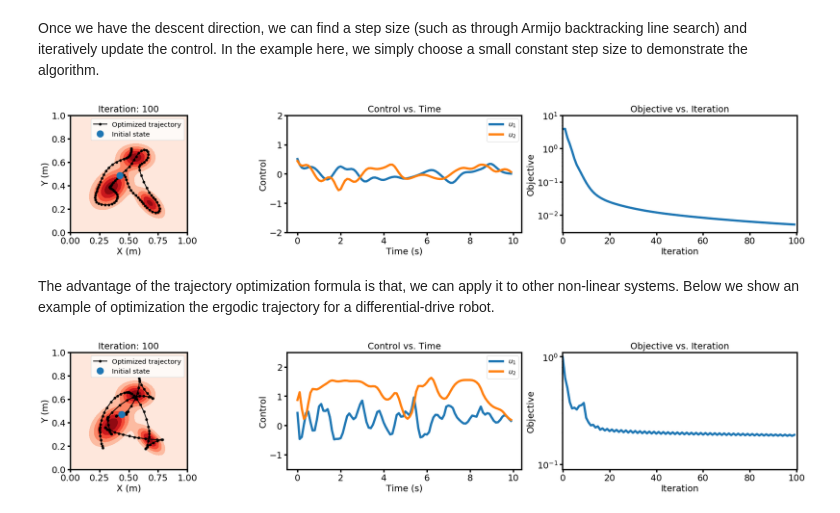
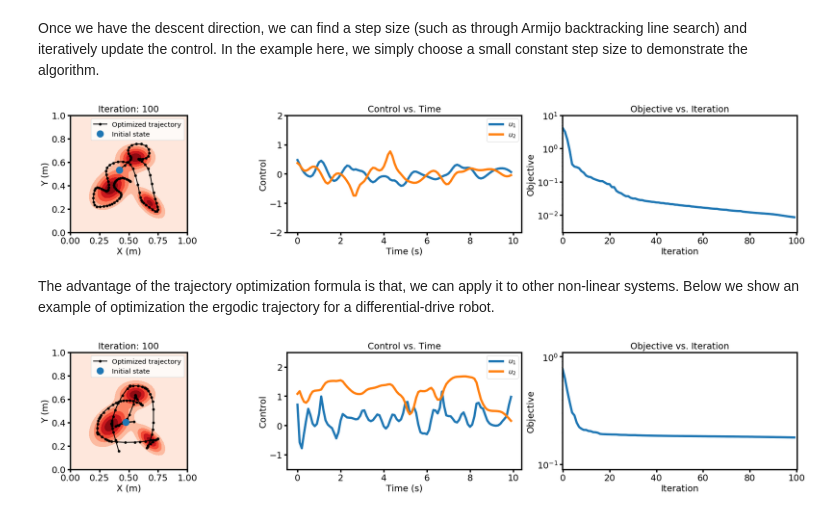
Before and after one commit to MurpheyLab/ergodic-control-sandbox, a Jupyter notebook: notebooks/ilqr_ergodic_control.ipynb, the cells around one changed output. Drawn from its saved outputs; the diff is of its cells as text; code cells hidden in the pictures.

```diff
--- a/notebooks/ilqr_ergodic_control.ipynb
+++ b/notebooks/ilqr_ergodic_control.ipynb
@@ -425,7 +425,16 @@ for iter in tqdm(range(100)):
     loss_val = trajopt_ergodic_pointmass.loss(x_traj, u_traj)
     loss_list.append(loss_val)
 
-    step = 0.001
+    step = 0.002
+    alpha = 0.5
+    for _i in range(3):
+        temp_u_traj = u_traj + step * v_traj
+        temp_x_traj = trajopt_ergodic_pointmass.traj_sim(x0, temp_u_traj)
+        temp_loss_val = trajopt_ergodic_pointmass.loss(temp_x_traj, temp_u_traj)
+        if temp_loss_val < loss_val:
+            break
+        else:
+            step *= alpha
     u_traj += step * v_traj
 
     # visualize every 10 iterations
@@ -448,34 +457,34 @@ for iter in tqdm(range(100)):
         ax2.cla()
         ax2.set_title('Control vs. Time')
         ax2.set_ylim(-2.0, 2.0)
         ax2.plot(np.arange(tsteps)*dt, u_traj[:,0], color='C0', label=r'$u_1$')
         ax2.plot(np.arange(tsteps)*dt, u_traj[:,1], color='C1', label=r'$u_2$')
         ax2.set_xlabel('Time (s)')
         ax2.set_ylabel('Control')
         ax2.legend(loc=1)
         height = ax1.get_position().height
         ax2.set_position([ax2.get_position().x0, ax1.get_position().y0, ax2.get_position().width, height])
 
         ax3 = axes[2]
         ax3.cla()
         ax3.set_title('Objective vs. Iteration')
         ax3.set_xlim(-0.2, 100.2)
         ax3.set_ylim(3e-3, 1e01)
         ax3.set_xlabel('Iteration')
         ax3.set_ylabel('Objective')
         ax3.plot(np.arange(iter+1), loss_list, color='C0')
         height = ax1.get_position().height
         ax3.set_position([ax3.get_position().x0, ax1.get_position().y0, ax3.get_position().width, height])
         ax3.set_yscale('log')
 
         display.clear_output(wait=True)
         display.display(fig)
 
 display.clear_output(wait=True)
 plt.show()
 plt.close()
 # %% [output]
-[figure, old version]
+[figure, new version]
 # %% [markdown]
 The advantage of the trajectory optimization formula is that, we can apply it to other non-linear systems. Below we show an example of optimization the ergodic trajectory for a differential-drive robot.
 # %%
@@ -577,7 +586,16 @@ for iter in tqdm(range(100)):
     loss_val = trajopt_ergodic_diffdrive.loss(x_traj, u_traj)
     loss_list.append(loss_val)
 
-    step = 0.002
+    step = 0.004
+    alpha = 0.5
+    for _i in range(3):
+        temp_u_traj = u_traj + step * v_traj
+        temp_x_traj = trajopt_ergodic_diffdrive.traj_sim(x0, temp_u_traj)
+        temp_loss_val = trajopt_ergodic_diffdrive.loss(temp_x_traj, temp_u_traj)
+        if temp_loss_val < loss_val:
+            break
+        else:
+            step *= alpha
     u_traj += step * v_traj
 
     # visualize every 10 iterations
@@ -628,4 +646,4 @@ display.clear_output(wait=True)
 plt.show()
 plt.close()
 # %% [output]
-[figure, old version]
+[figure, new version]
```
Also changed, not shown: 3 other files.
